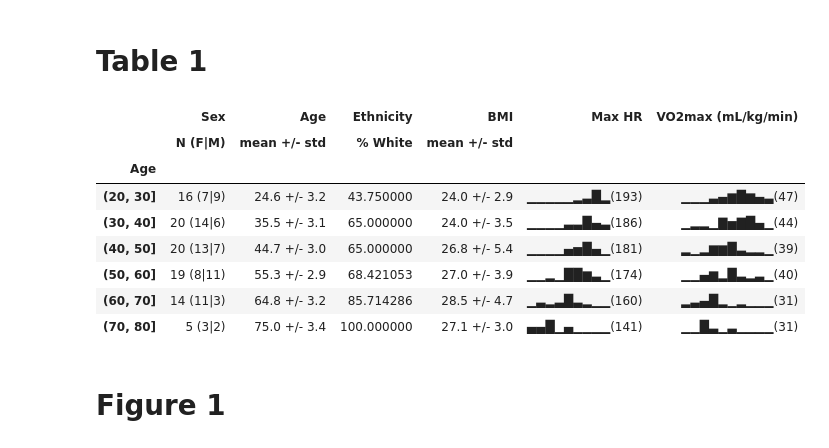
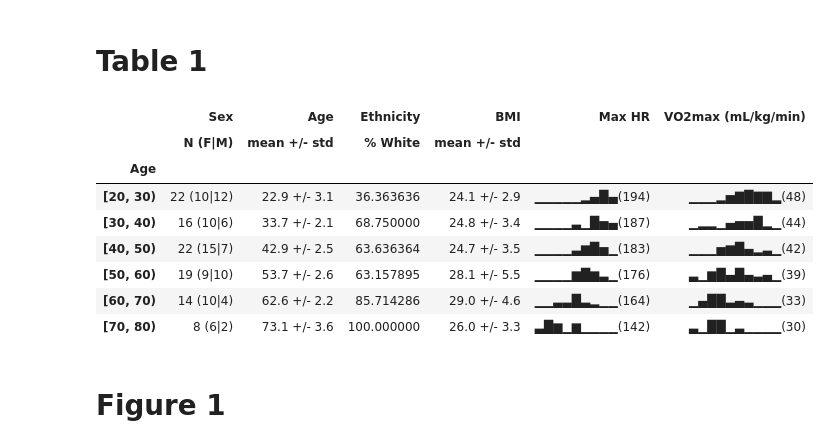
Before and after one commit to Sage-Bionetworks/CRF_validation_analysis, a Jupyter notebook: Figures.ipynb, the cells around one changed output. Cells and saved outputs as stored; diff of their text form; code cells hidden in the pictures.

Commit message:
Update Table 1 one handle age boundaries correctly.

```diff
--- a/Figures.ipynb
+++ b/Figures.ipynb
@@ -247,40 +239,40 @@ sparkline_str.__name__ = ""
 
 def sparkline_str_vo2max(x):
     bins=np.histogram(x, [15,20,25,30,35,40,45,50,55,60,65])[0]
     avg = np.mean(x)
     sl = ''.join(sparklines.sparklines(bins))+'({0:,.0f})'.format(avg)
     return sl
 sparkline_str_vo2max.__name__ = ""
 
 def mean_std(x):
     return '{0:,.1f} +/- {1:,.1f}'.format(np.mean(x), np.std(x))
 mean_std.__name__ = 'mean +/- std'
 
 def N_female(x):
     return '{}  ({}|{})'.format(len(x), sum(x=='Female'), sum(x=='Male'))
 N_female.__name__ = 'N (F|M)'
 
 format_dict = {'mean':'${0:,0.1f}'}
 
-(metadata.groupby([pd.cut(metadata.Age, pd.np.arange(20, 81, 10))])
+(metadata.groupby([pd.cut(metadata.Age, np.arange(20, 81, 10), include_lowest=True, right=False)])
      .agg({'Sex': [N_female],
            'Age':mean_std,
            'Ethnicity': percent_white,
            'BMI': mean_std,
            # 'Lab Resting HR': 'mean',
            'Max HR':sparkline_str,
            'VO2max (mL/kg/min)': sparkline_str_vo2max})
     .style.format(format_dict))
 # %% [output]
 |  | Sex | Age | Ethnicity | BMI | Max HR | VO2max (mL/kg/min) |
 |  | N (F|M) | mean +/- std | % White | mean +/- std |  |  |
 | Age |  |  |  |  |  |  |
-| (20, 30] | 16 (7|9) | 24.6 +/- 3.2 | 43.750000 | 24.0 +/- 2.9 | ▁▁▁▁▁▂▃█▂(193) | ▁▁▁▃▄▆█▆▄▃(47) |
-| (30, 40] | 20 (14|6) | 35.5 +/- 3.1 | 65.000000 | 24.0 +/- 3.5 | ▁▁▁▁▃▃█▄▃(186) | ▁▂▂▁▇▅▇█▄▁(44) |
-| (40, 50] | 20 (13|7) | 44.7 +/- 3.0 | 65.000000 | 26.8 +/- 5.4 | ▁▁▁▁▄▅█▄▁(181) | ▂▁▂▆▆█▃▂▂▁(39) |
-| (50, 60] | 19 (8|11) | 55.3 +/- 2.9 | 68.421053 | 27.0 +/- 3.9 | ▁▁▂▁██▆▃▁(174) | ▁▁▄▆▂█▃▂▃▁(40) |
-| (60, 70] | 14 (11|3) | 64.8 +/- 3.2 | 85.714286 | 28.5 +/- 4.7 | ▁▃▂▃█▃▂▁▁(160) | ▂▃▄█▂▁▂▁▁▁(31) |
-| (70, 80] | 5 (3|2) | 75.0 +/- 3.4 | 100.000000 | 27.1 +/- 3.0 | ▄▄█▁▄▁▁▁▁(141) | ▁▁█▃▁▃▁▁▁▁(31) |
+| [20, 30) | 22 (10|12) | 22.9 +/- 3.1 | 36.363636 | 24.1 +/- 2.9 | ▁▁▁▁▁▂▄█▄(194) | ▁▁▁▂▅▇█▇▇▂(48) |
+| [30, 40) | 16 (10|6) | 33.7 +/- 2.1 | 68.750000 | 24.8 +/- 3.4 | ▁▁▁▁▃▁█▅▄(187) | ▁▂▂▁▄▅▅█▂▁(44) |
+| [40, 50) | 22 (15|7) | 42.9 +/- 2.5 | 63.636364 | 24.7 +/- 3.5 | ▁▁▁▁▃▆█▅▁(183) | ▁▁▁▅▆█▄▂▃▁(42) |
+| [50, 60) | 19 (9|10) | 53.7 +/- 2.6 | 63.157895 | 28.1 +/- 5.5 | ▁▁▁▁▆█▆▃▁(176) | ▃▁▆█▄█▄▃▄▁(39) |
+| [60, 70) | 14 (10|4) | 62.6 +/- 2.2 | 85.714286 | 29.0 +/- 4.6 | ▁▁▃▃█▃▂▁▁(164) | ▁▄██▃▄▃▁▁▁(33) |
+| [70, 80) | 8 (6|2) | 73.1 +/- 3.6 | 100.000000 | 26.0 +/- 3.3 | ▃█▆▁▆▁▁▁▁(142) | ▃▁██▁▃▁▁▁▁(30) |
 # %% [markdown]
 # Figure 1
 # %%
```
Also changed, not shown: parts of 9 cells of this notebook.
